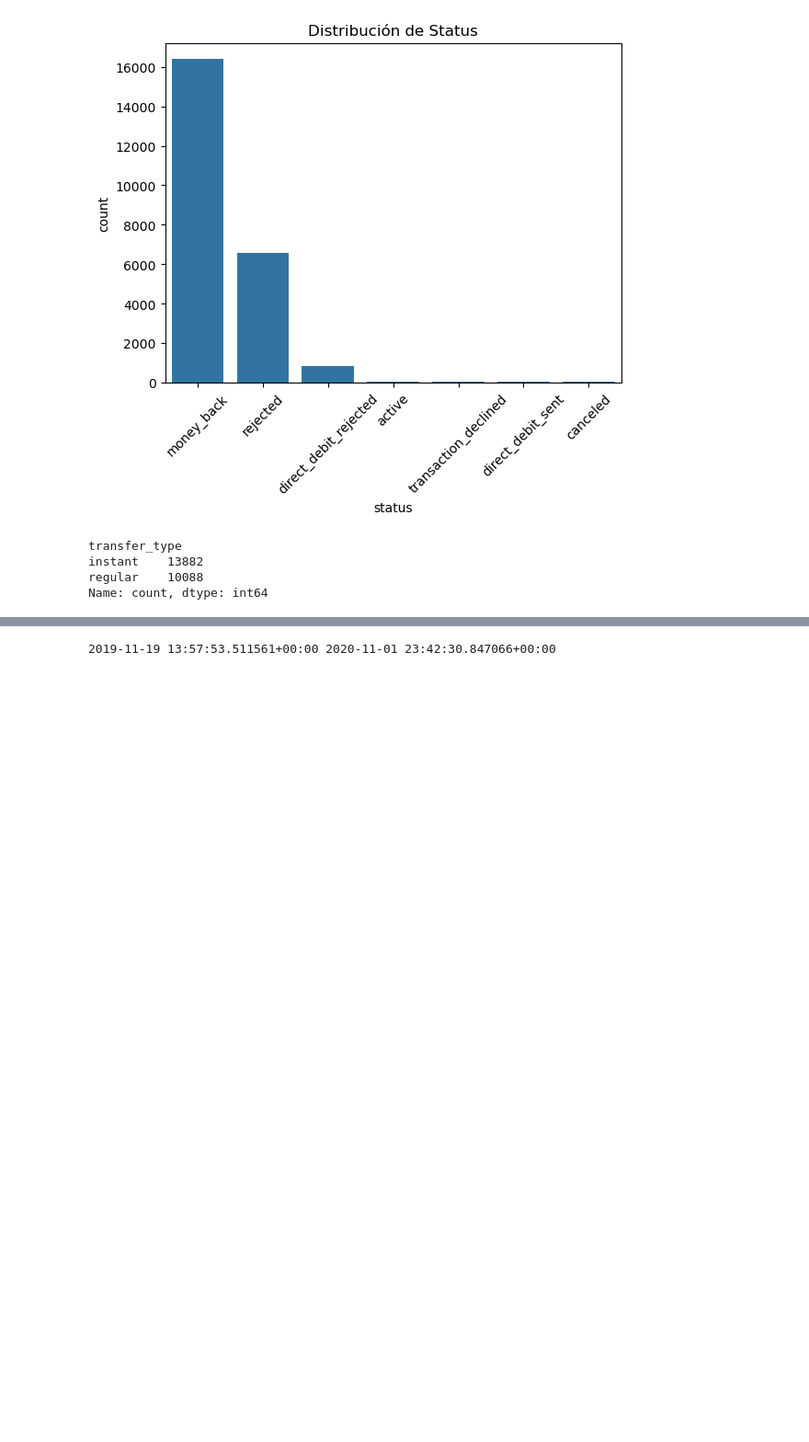
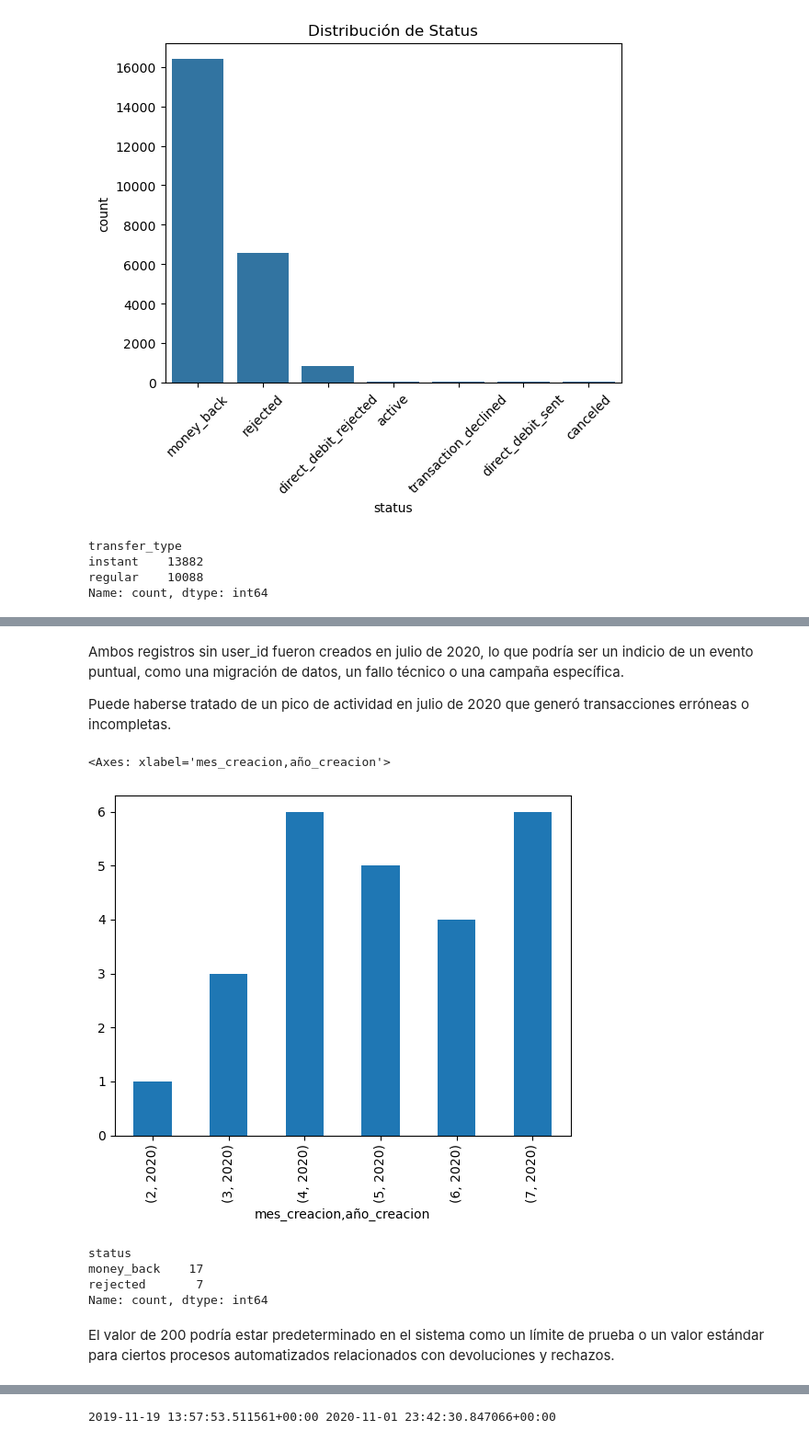
Before and after one commit to Chriester/Proyecto2, a Jupyter notebook: Proyecto2.ipynb, the cells around one changed output, grey strips where cells are left out. Shown at 92% size. Drawn from its saved outputs; the diff is of its cells as text; code cells hidden in the pictures; blank space fills up the shorter version.

```diff
--- a/Proyecto2.ipynb
+++ b/Proyecto2.ipynb
@@ -214,0 +530,20 @@ KeyError: "None of [Index(['amount', 'user_id', 'deleted_account_id'], dtype='ob
+# %% [markdown]
+Ambos registros sin user_id fueron creados en julio de 2020, lo que podría ser un indicio de un evento puntual, como una migración de datos, un fallo técnico o una campaña específica.
+
+Puede haberse tratado de un pico de actividad en julio de 2020 que generó transacciones erróneas o incompletas.
+# %%
+#comparación de volumen de transacciones en julio con otros meses
+amount_200.groupby(['mes_creacion', 'año_creacion'])['id'].count().plot(kind='bar')
+# %% [output]
+<Axes: xlabel='mes_creacion,año_creacion'>
+[figure, added]
+# %%
+sin_recuperacion = amount_200[amount_200['recovery_status'].isnull()]
+print(sin_recuperacion['status'].value_counts())
+# %% [output]
+status
+money_back    17
+rejected       7
+Name: count, dtype: int64
+# %% [markdown]
+El valor de 200 podría estar predeterminado en el sistema como un límite de prueba o un valor estándar para ciertos procesos automatizados relacionados con devoluciones y rechazos.
```
Also changed, not shown: parts of 25 cells of this notebook.
